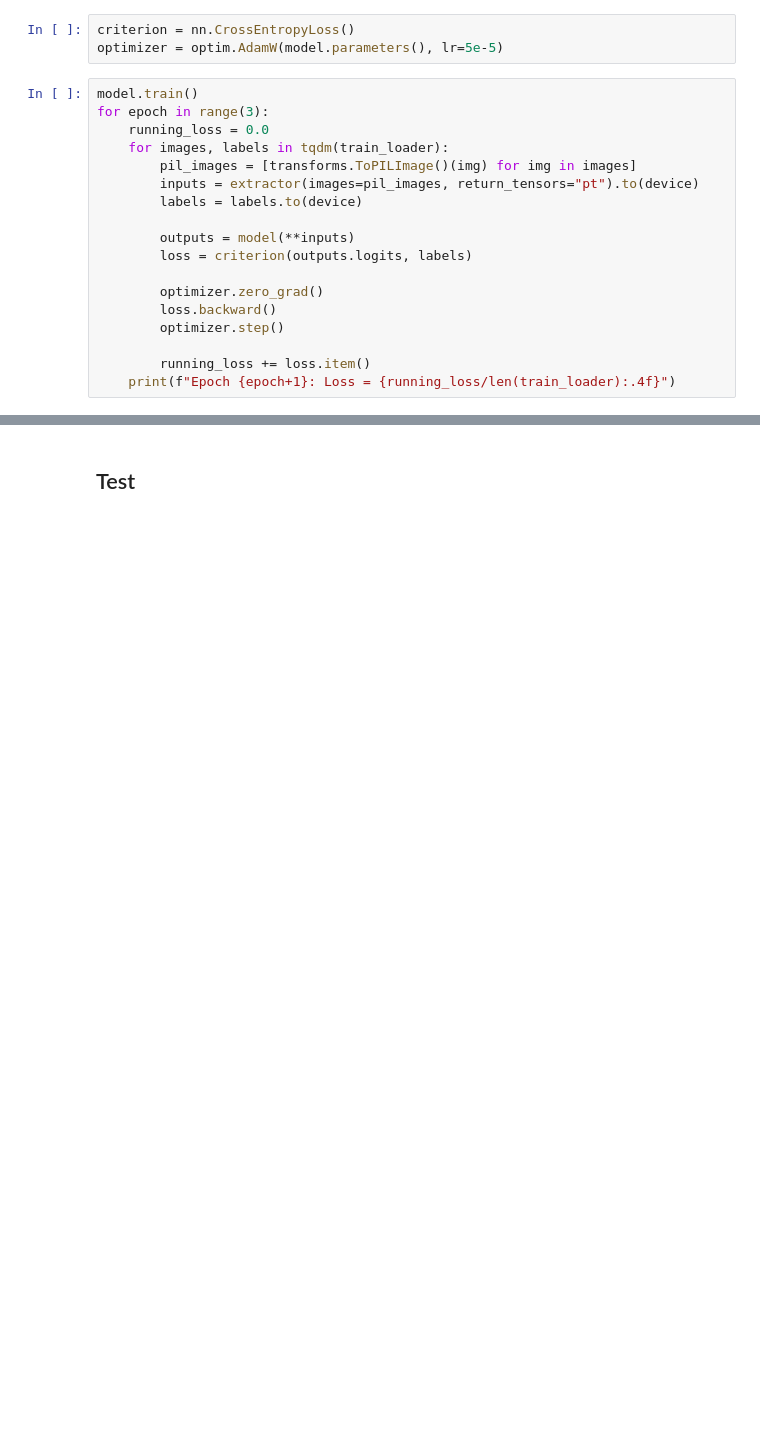
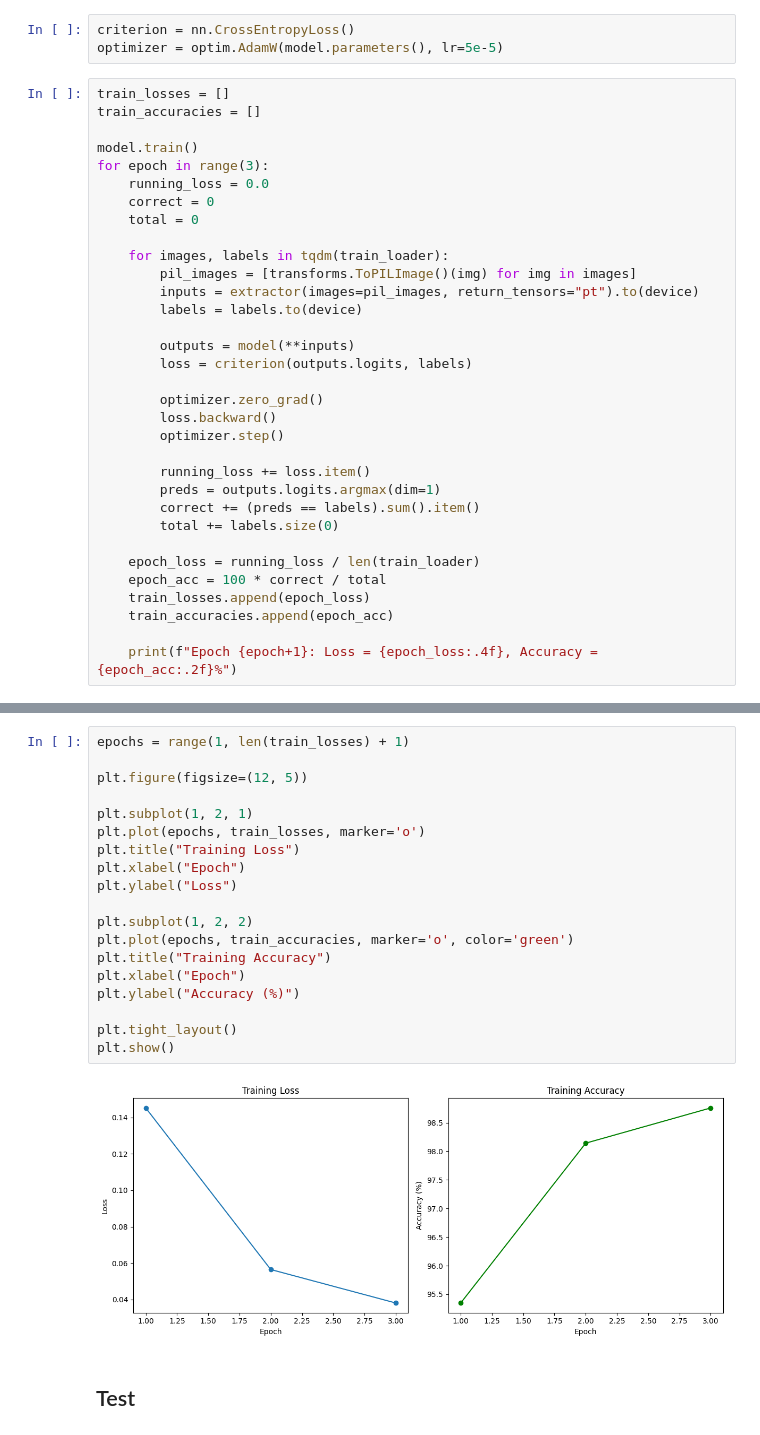
Before and after one commit to Angmtlln/ViT_optimization, a Jupyter notebook: experiments/DEIT_cifar10.ipynb, the cells around one changed output, grey strips where cells are left out. Drawn from its saved outputs; the diff is of its cells as text; blank space fills up the shorter version.

```diff
--- a/experiments/DEIT_cifar10.ipynb
+++ b/experiments/DEIT_cifar10.ipynb
@@ -43,9 +44,15 @@ import torch.optim as optim
 criterion = nn.CrossEntropyLoss()
 optimizer = optim.AdamW(model.parameters(), lr=5e-5)
 # %%
+train_losses = []
+train_accuracies = []
+
 model.train()
 for epoch in range(3):
     running_loss = 0.0
+    correct = 0
+    total = 0
+
     for images, labels in tqdm(train_loader):
         pil_images = [transforms.ToPILImage()(img) for img in images]
         inputs = extractor(images=pil_images, return_tensors="pt").to(device)
@@ -59,5 +66,14 @@ for epoch in range(3):
         optimizer.step()
 
         running_loss += loss.item()
-    print(f"Epoch {epoch+1}: Loss = {running_loss/len(train_loader):.4f}")
+        preds = outputs.logits.argmax(dim=1)
+        correct += (preds == labels).sum().item()
+        total += labels.size(0)
+
+    epoch_loss = running_loss / len(train_loader)
+    epoch_acc = 100 * correct / total
+    train_losses.append(epoch_loss)
+    train_accuracies.append(epoch_acc)
+
+    print(f"Epoch {epoch+1}: Loss = {epoch_loss:.4f}, Accuracy = {epoch_acc:.2f}%")
 # %% [output]
@@ -67,3 +83,24 @@ Epoch 3: Loss = 0.0398
+# %%
+epochs = range(1, len(train_losses) + 1)
+
+plt.figure(figsize=(12, 5))
+
+plt.subplot(1, 2, 1)
+plt.plot(epochs, train_losses, marker='o')
+plt.title("Training Loss")
+plt.xlabel("Epoch")
+plt.ylabel("Loss")
+
+plt.subplot(1, 2, 2)
+plt.plot(epochs, train_accuracies, marker='o', color='green')
+plt.title("Training Accuracy")
+plt.xlabel("Epoch")
+plt.ylabel("Accuracy (%)")
+
+plt.tight_layout()
+plt.show()
+# %% [output]
+[figure, added]
 # %% [markdown]
 ## Test
 # %%
```
Also changed, not shown: parts of 12 cells of this notebook.
